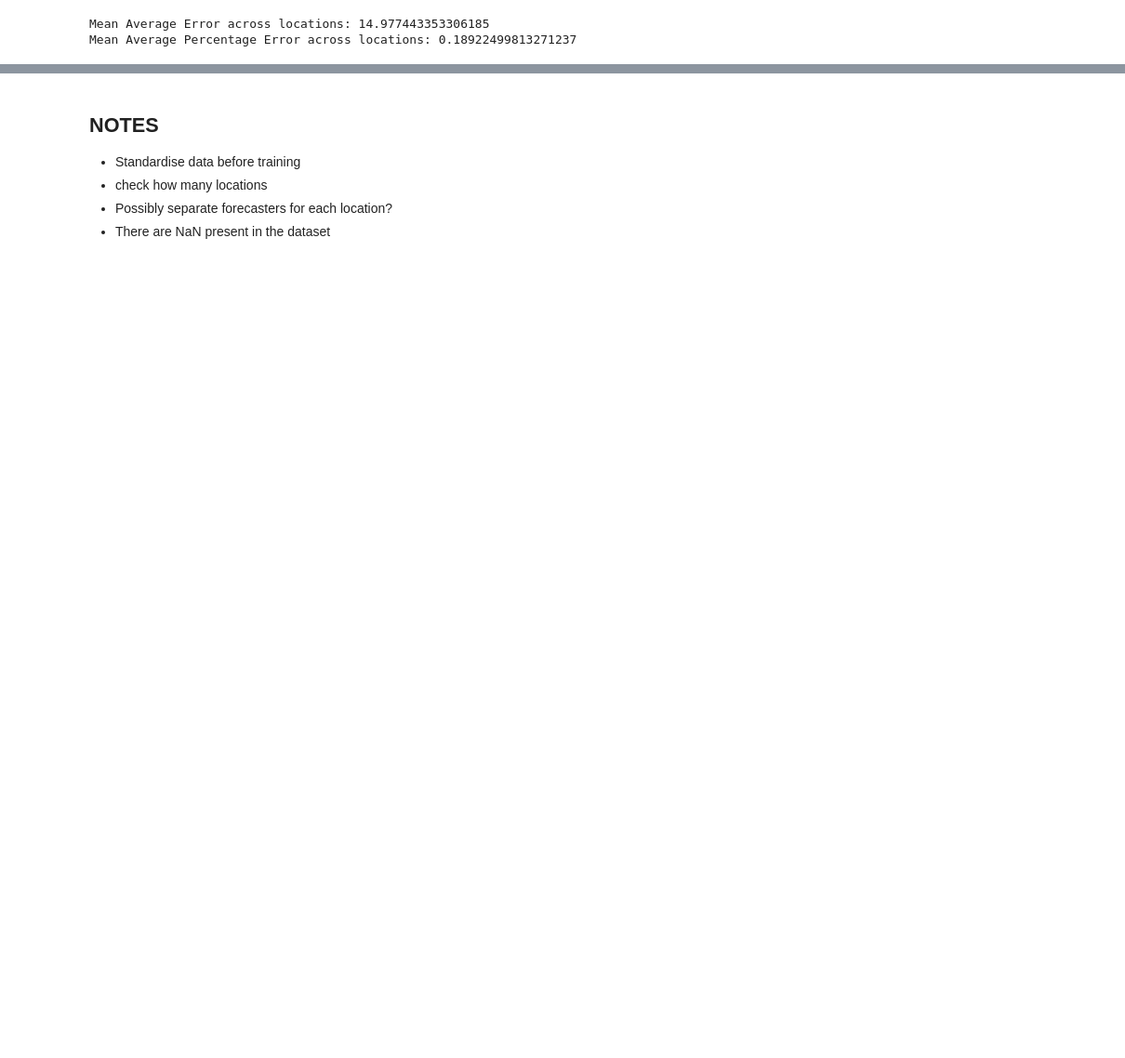
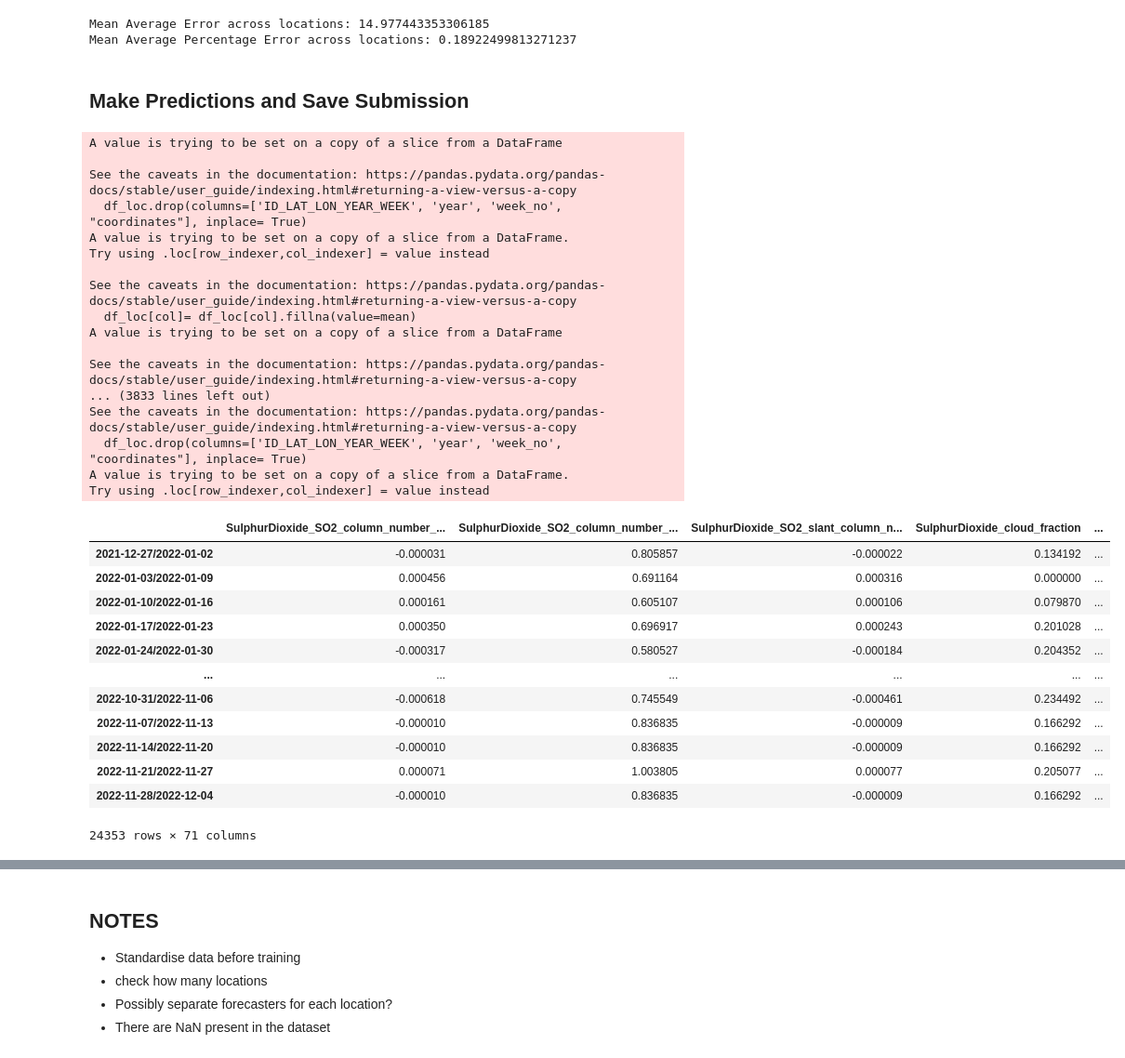
Before and after one commit to NiclasFenton-Wiegleb/Kaggle-Predict-CO2-Emissions-in-Rwanda, a Jupyter notebook: predict-emissions-rwanda.ipynb, the cells around one changed output, grey strips where cells are left out. Shown at 93% size. Saved outputs shown, nothing was run; the diff lists cells and outputs as text; code cells hidden in the pictures; blank space fills up the shorter version.

Commit message:
Training 2nd model for submissions.

```diff
--- a/predict-emissions-rwanda.ipynb
+++ b/predict-emissions-rwanda.ipynb
@@ -569,3 +585,66 @@ print(f"Mean Average Percentage Error across locations: {np.mean(mape_locs)}")
 # %% [output]
 Mean Average Error across locations: 14.977443353306185
 Mean Average Percentage Error across locations: 0.18922499813271237
+# %% [markdown]
+## Make Predictions and Save Submission
+# %%
+#We load the exogenous features from the test data
+df_test = data_handling.load_test_data()
+
+coordinates = df_test["coordinates"]
+
+X_test = pd.DataFrame(columns=df_test.columns)
+X_test.drop(columns=['ID_LAT_LON_YEAR_WEEK', 'year', 'week_no', "coordinates"], inplace= True)
+
+for loc in df_test["coordinates"].unique():
+        df_loc= df_test[df_test["coordinates"]== loc]
+        df_loc.drop(columns=['ID_LAT_LON_YEAR_WEEK', 'year', 'week_no', "coordinates"], inplace= True)
+
+        #for each column replace NaN with mean
+        for col in df_loc.columns:
+                #Check if all values in column are NaN
+                if df_loc[col].isnull().sum() == len(df_loc[col]):
+                        df_loc[col]= df_loc[col].fillna(value=0)
+                else:
+                        mean = df_loc[col].mean()
+                        df_loc[col]= df_loc[col].fillna(value=mean)
+
+        #Make sure there are no duplicates in the periodIndex
+        df_loc = df_loc.groupby(df_loc.index).mean()
+
+        X_test = X_test.append(df_loc)
+
+X_test["coordinates"] = coordinates
+
+X_test
+# %% [output]
+A value is trying to be set on a copy of a slice from a DataFrame
+
+See the caveats in the documentation: https://pandas.pydata.org/pandas-docs/stable/user_guide/indexing.html#returning-a-view-versus-a-copy
+  df_loc.drop(columns=['ID_LAT_LON_YEAR_WEEK', 'year', 'week_no', "coordinates"], inplace= True)
+A value is trying to be set on a copy of a slice from a DataFrame.
+Try using .loc[row_indexer,col_indexer] = value instead
+
+See the caveats in the documentation: https://pandas.pydata.org/pandas-docs/stable/user_guide/indexing.html#returning-a-view-versus-a-copy
+  df_loc[col]= df_loc[col].fillna(value=mean)
+A value is trying to be set on a copy of a slice from a DataFrame
+
+See the caveats in the documentation: https://pandas.pydata.org/pandas-docs/stable/user_guide/indexing.html#returning-a-view-versus-a-copy
+... (3833 lines left out)
+See the caveats in the documentation: https://pandas.pydata.org/pandas-docs/stable/user_guide/indexing.html#returning-a-view-versus-a-copy
+  df_loc.drop(columns=['ID_LAT_LON_YEAR_WEEK', 'year', 'week_no', "coordinates"], inplace= True)
+A value is trying to be set on a copy of a slice from a DataFrame.
+Try using .loc[row_indexer,col_indexer] = value instead
+|  | SulphurDioxide_SO2_column_number_... | SulphurDioxide_SO2_column_number_... | SulphurDioxide_SO2_slant_column_n... | SulphurDioxide_cloud_fraction | ... |
+| 2021-12-27/2022-01-02 | -0.000031 | 0.805857 | -0.000022 | 0.134192 | ... |
+| 2022-01-03/2022-01-09 | 0.000456 | 0.691164 | 0.000316 | 0.000000 | ... |
+| 2022-01-10/2022-01-16 | 0.000161 | 0.605107 | 0.000106 | 0.079870 | ... |
+| 2022-01-17/2022-01-23 | 0.000350 | 0.696917 | 0.000243 | 0.201028 | ... |
+| 2022-01-24/2022-01-30 | -0.000317 | 0.580527 | -0.000184 | 0.204352 | ... |
+| ... | ... | ... | ... | ... | ... |
+| 2022-10-31/2022-11-06 | -0.000618 | 0.745549 | -0.000461 | 0.234492 | ... |
+| 2022-11-07/2022-11-13 | -0.000010 | 0.836835 | -0.000009 | 0.166292 | ... |
+| 2022-11-14/2022-11-20 | -0.000010 | 0.836835 | -0.000009 | 0.166292 | ... |
+| 2022-11-21/2022-11-27 | 0.000071 | 1.003805 | 0.000077 | 0.205077 | ... |
+| 2022-11-28/2022-12-04 | -0.000010 | 0.836835 | -0.000009 | 0.166292 | ... |
+24353 rows × 71 columns
```
Also changed, not shown: parts of 21 cells of this notebook.
